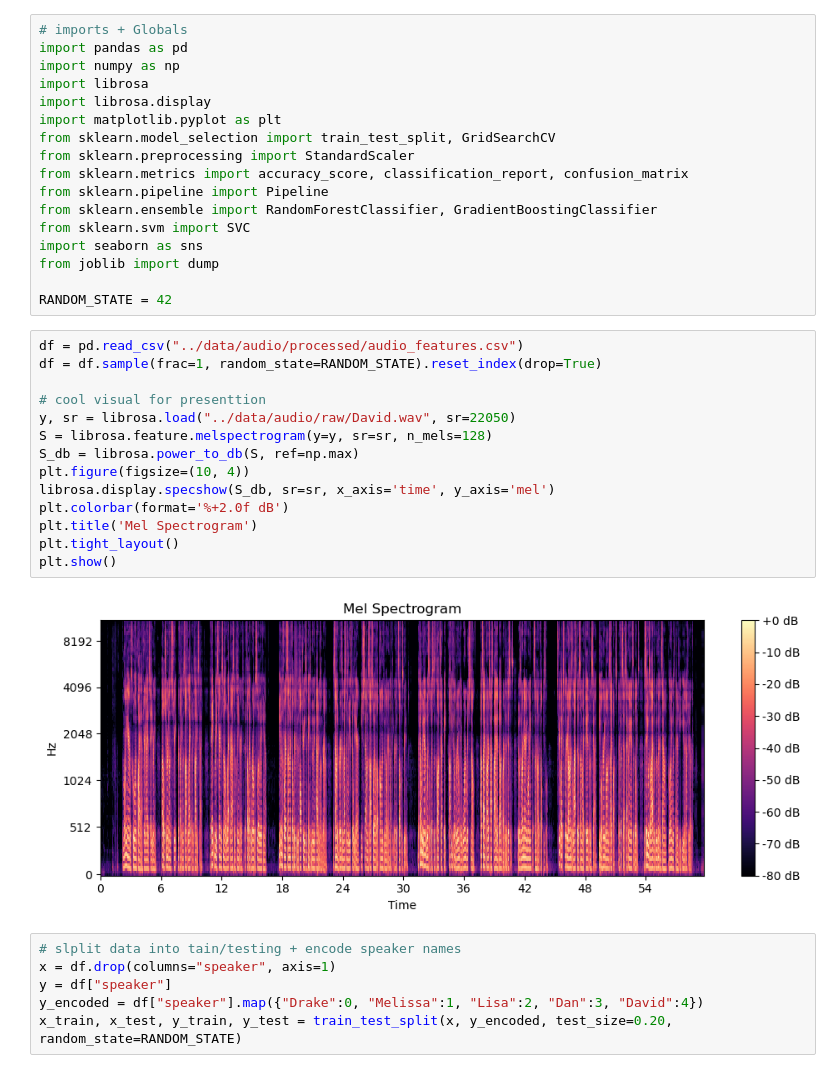
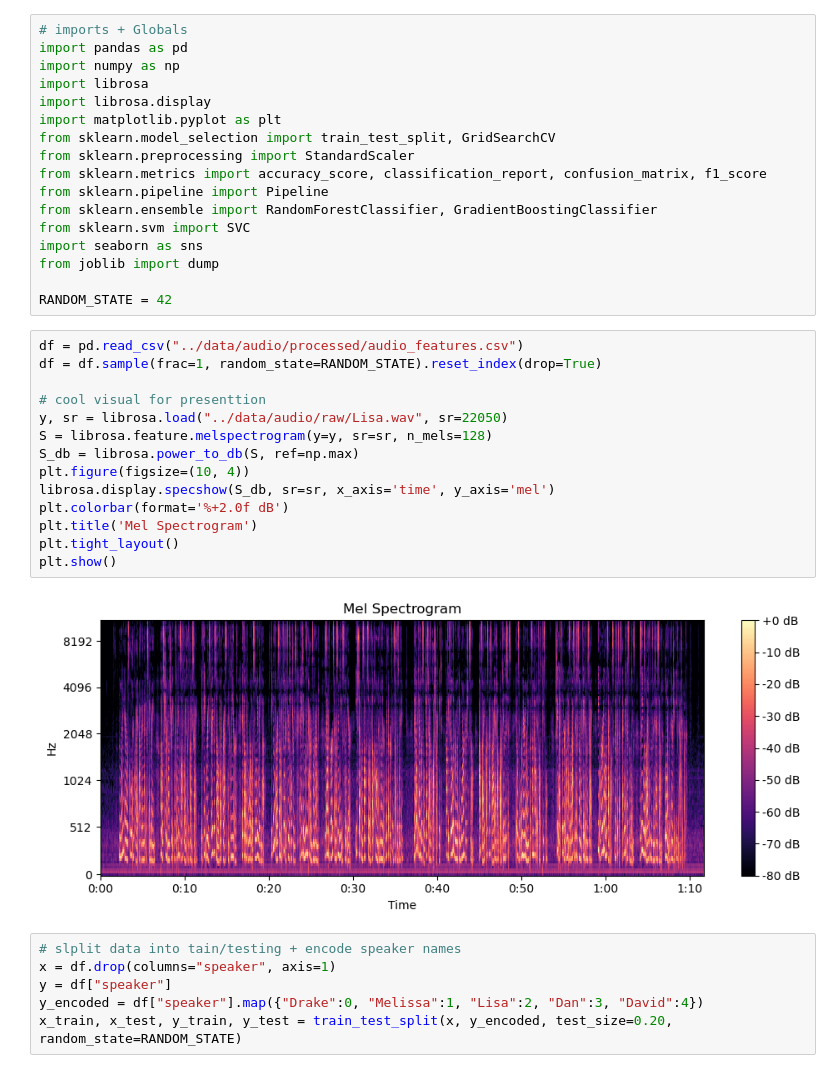
Before and after one commit to DrakeBrewer/speechRecognitionML, a Jupyter notebook: notebooks/speech_rec.ipynb, the cells around one changed output. Saved outputs shown, nothing was run; the diff lists cells and outputs as text.

Commit message:
update notebook, extract_audio.py, live_demo.py

```diff
--- a/notebooks/speech_rec.ipynb
+++ b/notebooks/speech_rec.ipynb
@@ -7,7 +7,7 @@ import librosa.display
 import matplotlib.pyplot as plt
 from sklearn.model_selection import train_test_split, GridSearchCV
 from sklearn.preprocessing import StandardScaler
-from sklearn.metrics import accuracy_score, classification_report, confusion_matrix
+from sklearn.metrics import accuracy_score, classification_report, confusion_matrix, f1_score
 from sklearn.pipeline import Pipeline
 from sklearn.ensemble import RandomForestClassifier, GradientBoostingClassifier
 from sklearn.svm import SVC
@@ -18,19 +18,19 @@ RANDOM_STATE = 42
 # %%
 df = pd.read_csv("../data/audio/processed/audio_features.csv")
 df = df.sample(frac=1, random_state=RANDOM_STATE).reset_index(drop=True)
 
 # cool visual for presenttion
-y, sr = librosa.load("../data/audio/raw/David.wav", sr=22050)
+y, sr = librosa.load("../data/audio/raw/Lisa.wav", sr=22050)
 S = librosa.feature.melspectrogram(y=y, sr=sr, n_mels=128)
 S_db = librosa.power_to_db(S, ref=np.max)
 plt.figure(figsize=(10, 4))
 librosa.display.specshow(S_db, sr=sr, x_axis='time', y_axis='mel')
 plt.colorbar(format='%+2.0f dB')
 plt.title('Mel Spectrogram')
 plt.tight_layout()
 plt.show()
 # %% [output]
-[figure, old version]
+[figure, new version]
 # %%
 # slplit data into tain/testing + encode speaker names
 x = df.drop(columns="speaker", axis=1)
```
Also changed, not shown: parts of 2 cells of this notebook, 6 other files.
